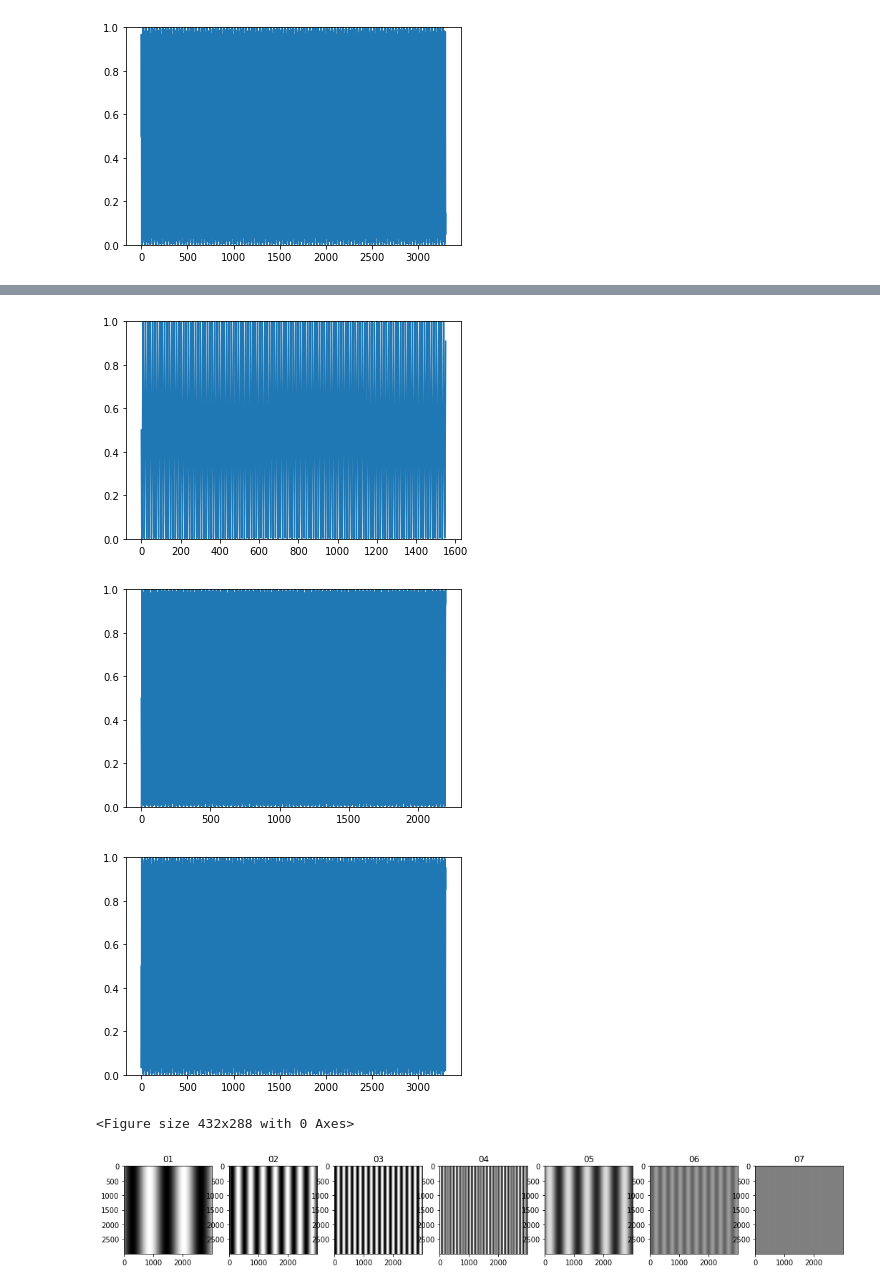
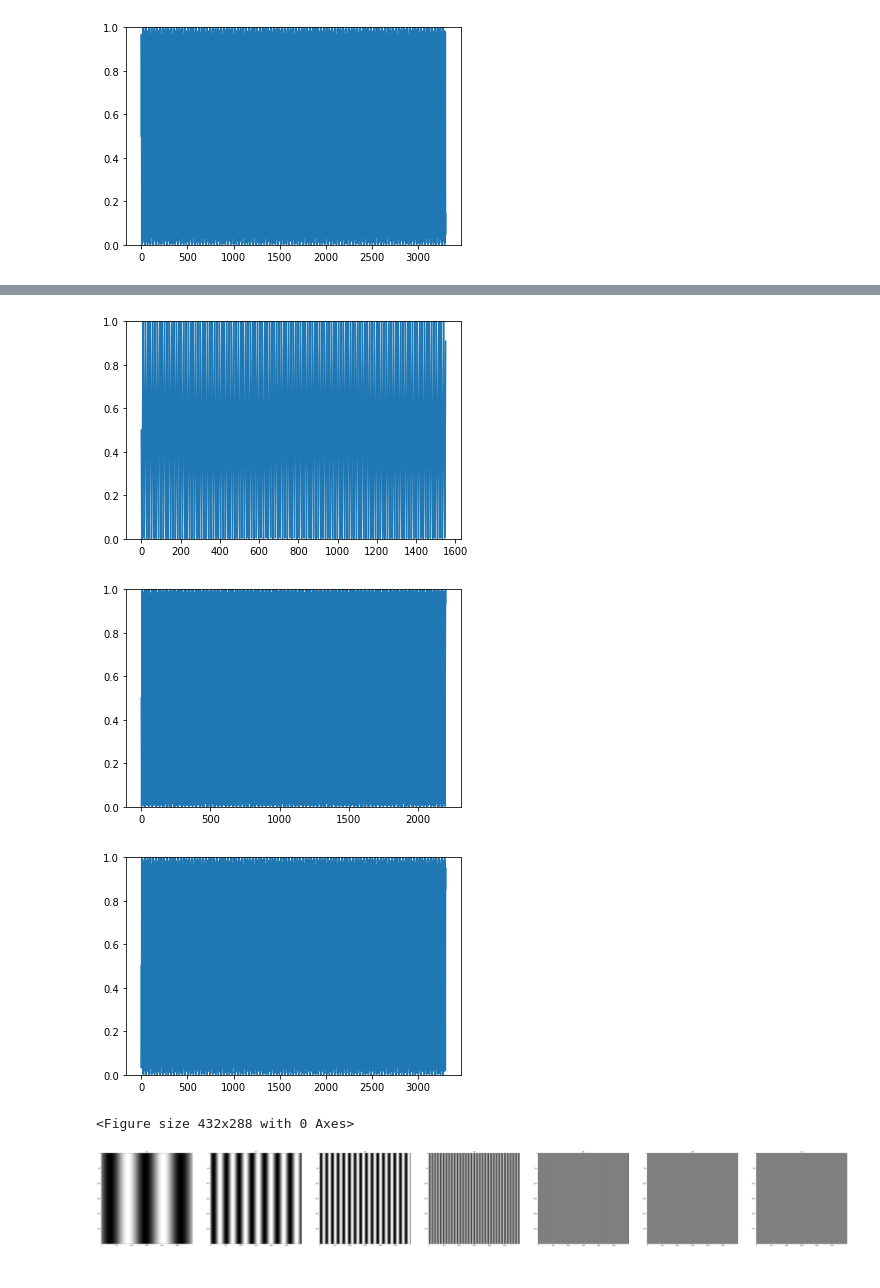
Before and after one commit to GreyImediary/tech_vision, a Jupyter notebook: practice_3/practice_3.ipynb, the cells around one changed output, grey strips where cells are left out. Cells and saved outputs as stored; diff of their text form; code cells hidden in the pictures.

```diff
--- a/practice_3/practice_3.ipynb
+++ b/practice_3/practice_3.ipynb
@@ -111,35 +111,35 @@ fig = plt.figure()
 
 fig, ([ax1, ax2, ax3, ax4, ax5, ax6,ax7] ) = plt.subplots(
     nrows=1, ncols=7,
-    figsize=(18, 14)
+    figsize=(100, 100)
 )
 
 ax1.set_title('01')
 ax2.set_title('02')
 ax3.set_title('03')
 ax4.set_title('04')
 ax5.set_title('05')
 ax6.set_title('06')
 ax7.set_title('07')
 
 
 ax1.imshow(img1, cmap='gray')
 ax2.imshow(img2, cmap='gray')
 ax3.imshow(img3, cmap='gray')
 ax4.imshow(img4,cmap='gray')
 ax5.imshow(img5, cmap='gray')
 ax6.imshow(img6, cmap='gray')
 ax7.imshow(img7,cmap='gray')
 
 plt.show()
 # %% [output]
 [figure]
 [figure]
 [figure]
 [figure]
 [figure]
 [figure]
 [figure]
 [figure]
 <Figure size 432x288 with 0 Axes>
-[figure, old version]
+[figure, new version]
```
Also changed, not shown: parts of 1 cell of this notebook.
